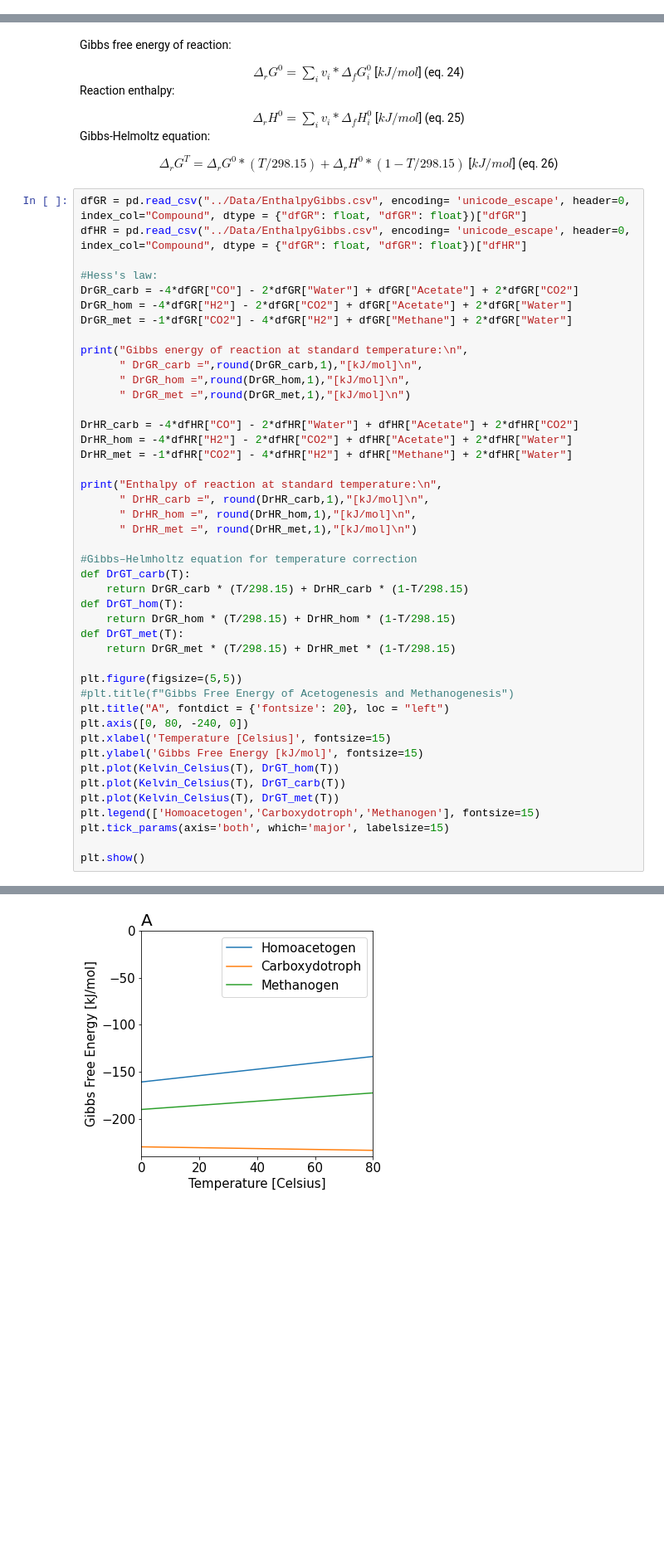
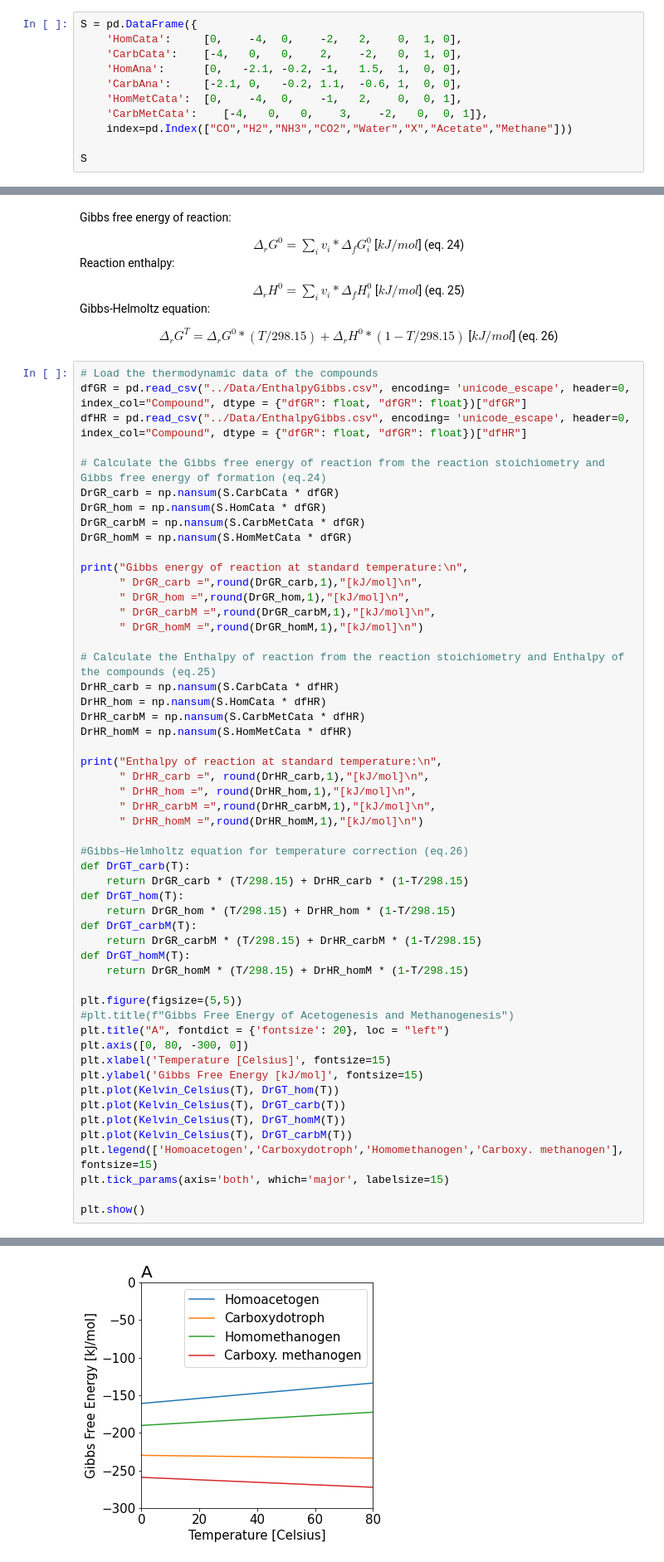
Before and after one commit to biosustain/CO2_fixation_models, a Jupyter notebook: Scripts/02_AcetogenYieldTempDependency.ipynb, the cells around one changed output, grey strips where cells are left out. Shown at 83% size. Saved outputs shown, nothing was run; the diff lists cells and outputs as text; blank space fills up the shorter version.

```diff
--- a/Scripts/02_AcetogenYieldTempDependency.ipynb
+++ b/Scripts/02_AcetogenYieldTempDependency.ipynb
@@ -63,0 +72,11 @@ Image(filename='../Figures/ThermodynamicModelAnaCata.png', width = 500)
+# %%
+S = pd.DataFrame({
+    'HomCata':     [0,    -4,  0,    -2,   2,    0,  1, 0],
+    'CarbCata':    [-4,   0,   0,    2,    -2,   0,  1, 0],
+    'HomAna':      [0,   -2.1, -0.2, -1,   1.5,  1,  0, 0],
+    'CarbAna':     [-2.1, 0,   -0.2, 1.1,  -0.6, 1,  0, 0],
+    'HomMetCata':  [0,    -4,  0,    -1,   2,    0,  0, 1],
+    'CarbMetCata':    [-4,   0,   0,    3,    -2,   0,  0, 1]},
+    index=pd.Index(["CO","H2","NH3","CO2","Water","X","Acetate","Methane"]))
+
+S
@@ -81,46 +110,55 @@ With the anabolic and catabolic reactions determined, the next step is to add th
     <span style="float:right;">(eq. 26)</span>
 </div>
 # %%
+# Load the thermodynamic data of the compounds
 dfGR = pd.read_csv("../Data/EnthalpyGibbs.csv", encoding= 'unicode_escape', header=0, index_col="Compound", dtype = {"dfGR": float, "dfGR": float})["dfGR"]
 dfHR = pd.read_csv("../Data/EnthalpyGibbs.csv", encoding= 'unicode_escape', header=0, index_col="Compound", dtype = {"dfGR": float, "dfGR": float})["dfHR"]
 
-#Hess's law:
-DrGR_carb = -4*dfGR["CO"] - 2*dfGR["Water"] + dfGR["Acetate"] + 2*dfGR["CO2"]
-DrGR_hom = -4*dfGR["H2"] - 2*dfGR["CO2"] + dfGR["Acetate"] + 2*dfGR["Water"]
-DrGR_met = -1*dfGR["CO2"] - 4*dfGR["H2"] + dfGR["Methane"] + 2*dfGR["Water"]
+# Calculate the Gibbs free energy of reaction from the reaction stoichiometry and Gibbs free energy of formation (eq.24)
+DrGR_carb = np.nansum(S.CarbCata * dfGR)
+DrGR_hom = np.nansum(S.HomCata * dfGR)
+DrGR_carbM = np.nansum(S.CarbMetCata * dfGR)
+DrGR_homM = np.nansum(S.HomMetCata * dfGR)
 
 print("Gibbs energy of reaction at standard temperature:\n",
       " DrGR_carb =",round(DrGR_carb,1),"[kJ/mol]\n",
       " DrGR_hom =",round(DrGR_hom,1),"[kJ/mol]\n",
-      " DrGR_met =",round(DrGR_met,1),"[kJ/mol]\n")
+      " DrGR_carbM =",round(DrGR_carbM,1),"[kJ/mol]\n",
+      " DrGR_homM =",round(DrGR_homM,1),"[kJ/mol]\n")
 
-DrHR_carb = -4*dfHR["CO"] - 2*dfHR["Water"] + dfHR["Acetate"] + 2*dfHR["CO2"]
-DrHR_hom = -4*dfHR["H2"] - 2*dfHR["CO2"] + dfHR["Acetate"] + 2*dfHR["Water"]
-DrHR_met = -1*dfHR["CO2"] - 4*dfHR["H2"] + dfHR["Methane"] + 2*dfHR["Water"]
+# Calculate the Enthalpy of reaction from the reaction stoichiometry and Enthalpy of the compounds (eq.25)
+DrHR_carb = np.nansum(S.CarbCata * dfHR)
+DrHR_hom = np.nansum(S.HomCata * dfHR)
+DrHR_carbM = np.nansum(S.CarbMetCata * dfHR)
+DrHR_homM = np.nansum(S.HomMetCata * dfHR)
 
 print("Enthalpy of reaction at standard temperature:\n",
       " DrHR_carb =", round(DrHR_carb,1),"[kJ/mol]\n",
       " DrHR_hom =", round(DrHR_hom,1),"[kJ/mol]\n",
-      " DrHR_met =", round(DrHR_met,1),"[kJ/mol]\n")
+      " DrHR_carbM =",round(DrHR_carbM,1),"[kJ/mol]\n",
+      " DrHR_homM =",round(DrHR_homM,1),"[kJ/mol]\n")
 
-#Gibbs–Helmholtz equation for temperature correction
+#Gibbs–Helmholtz equation for temperature correction (eq.26)
 def DrGT_carb(T):
     return DrGR_carb * (T/298.15) + DrHR_carb * (1-T/298.15)
 def DrGT_hom(T):
     return DrGR_hom * (T/298.15) + DrHR_hom * (1-T/298.15)
-def DrGT_met(T):
-    return DrGR_met * (T/298.15) + DrHR_met * (1-T/298.15)
+def DrGT_carbM(T):
+    return DrGR_carbM * (T/298.15) + DrHR_carbM * (1-T/298.15)
+def DrGT_homM(T):
+    return DrGR_homM * (T/298.15) + DrHR_homM * (1-T/298.15)
 
 plt.figure(figsize=(5,5))
 #plt.title(f"Gibbs Free Energy of Acetogenesis and Methanogenesis")
 plt.title("A", fontdict = {'fontsize': 20}, loc = "left")
-plt.axis([0, 80, -240, 0])
+plt.axis([0, 80, -300, 0])
 plt.xlabel('Temperature [Celsius]', fontsize=15)
 plt.ylabel('Gibbs Free Energy [kJ/mol]', fontsize=15)
 plt.plot(Kelvin_Celsius(T), DrGT_hom(T))
 plt.plot(Kelvin_Celsius(T), DrGT_carb(T))
-plt.plot(Kelvin_Celsius(T), DrGT_met(T))
-plt.legend(['Homoacetogen','Carboxydotroph','Methanogen'], fontsize=15)
+plt.plot(Kelvin_Celsius(T), DrGT_homM(T))
+plt.plot(Kelvin_Celsius(T), DrGT_carbM(T))
+plt.legend(['Homoacetogen','Carboxydotroph','Homomethanogen','Carboxy. methanogen'], fontsize=15)
 plt.tick_params(axis='both', which='major', labelsize=15)
 
 plt.show()
@@ -137 +177 @@ Enthalpy of reaction at standard temperature:
-[figure, old version]
+[figure, new version]
```
Also changed, not shown: parts of 25 cells of this notebook, 1 other file.
